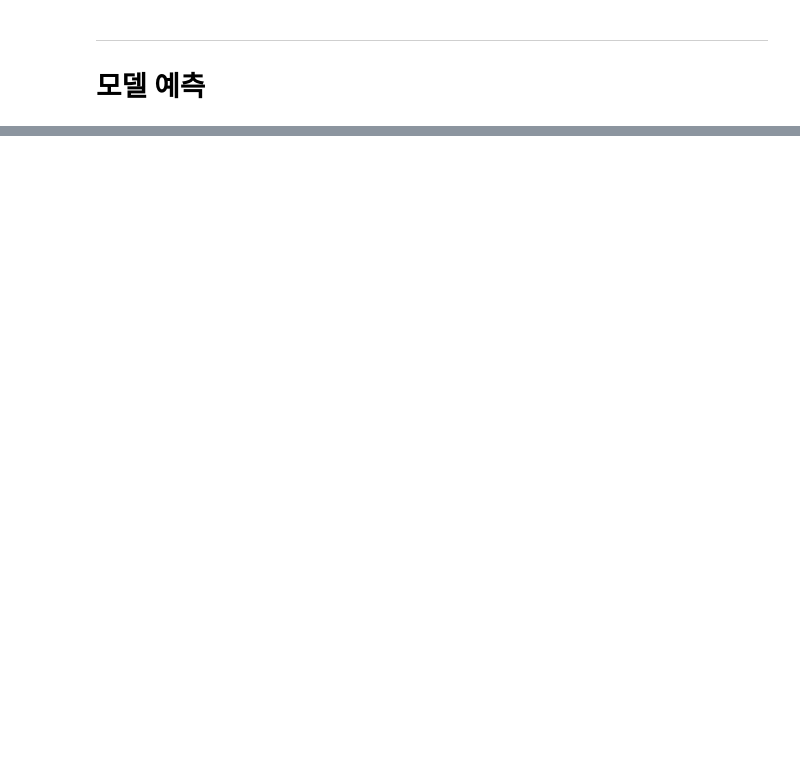
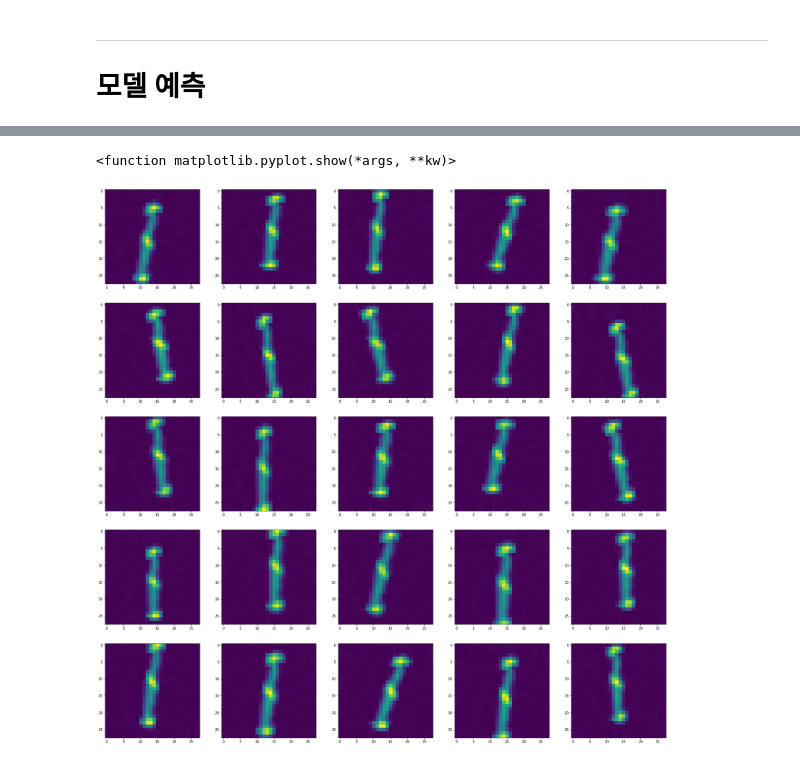
Before and after one commit to Mactto/Dacon-MNIST-Contest, a Jupyter notebook: Computer Vision Competition.ipynb, the cells around one changed output, grey strips where cells are left out. Drawn from its saved outputs; the diff is of its cells as text; code cells hidden in the pictures; blank space fills up the shorter version.

```diff
--- a/Computer Vision Competition.ipynb
+++ b/Computer Vision Competition.ipynb
@@ -157,0 +252,25 @@ submission.to_csv('predict.csv', index=False)
+# %%
+x_train = x_train.reshape(-1, 28, 28, 1).astype(np.int)
+samples = expand_dims(x_train[0], axis=0)
+
+datagen = ImageDataGenerator(
+    rotation_range = 15,
+    width_shift_range = 0.1,
+    height_shift_range = 0.1,
+    zoom_range = 0.10
+)
+
+it = datagen.flow(samples, batch_size=32)
+fig = plt.figure(figsize = (30, 30))
+
+for i in range(25):
+    plt.subplot(5, 5, i+1)
+
+    batch = it.next()
+
+    image = batch[0].astype('uint8')
+    plt.imshow(image.reshape(28, 28))
+plt.show
+# %% [output]
+<function matplotlib.pyplot.show(*args, **kw)>
+[figure, added]
```
Also changed, not shown: parts of 20 cells of this notebook, 3 other files.
